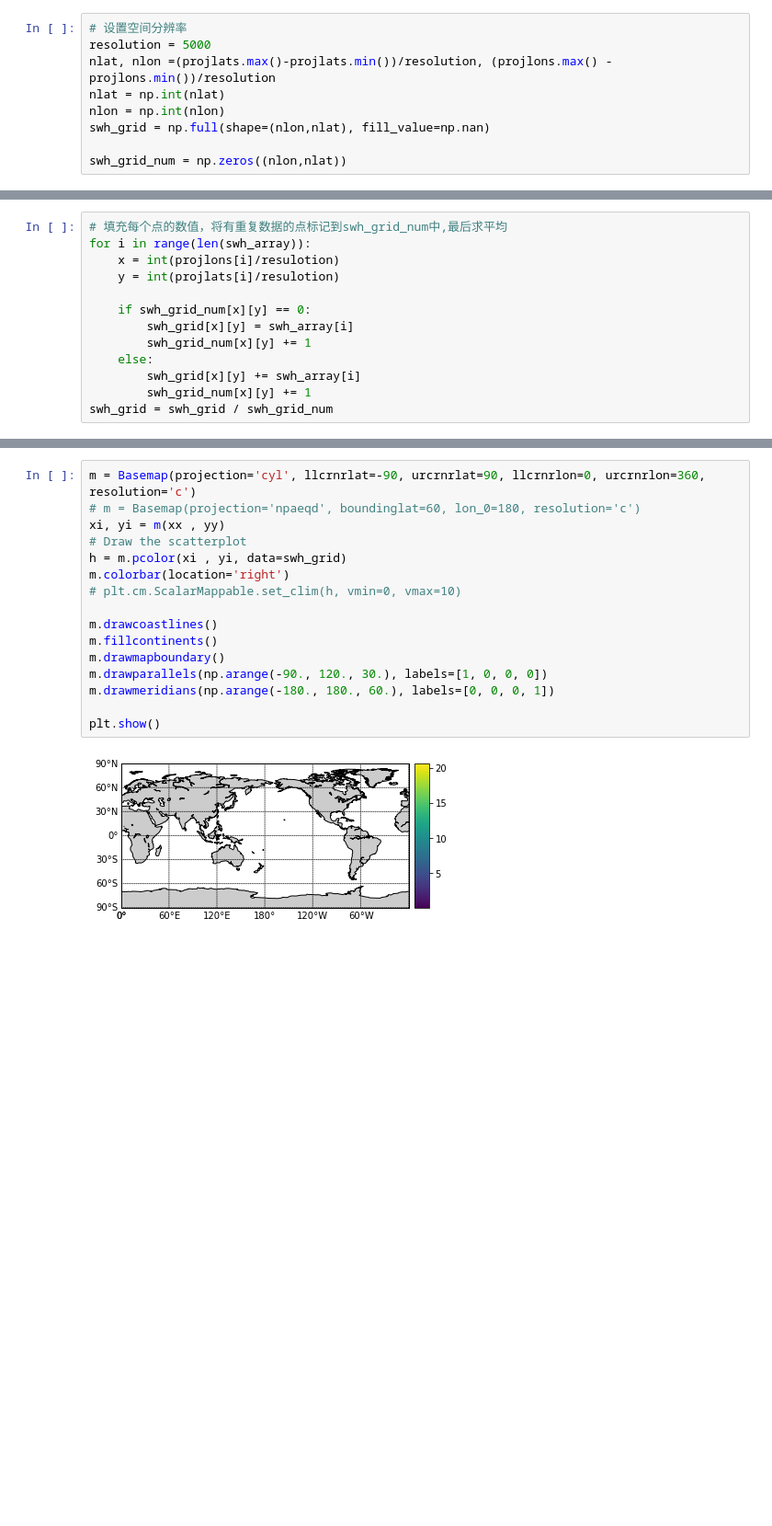
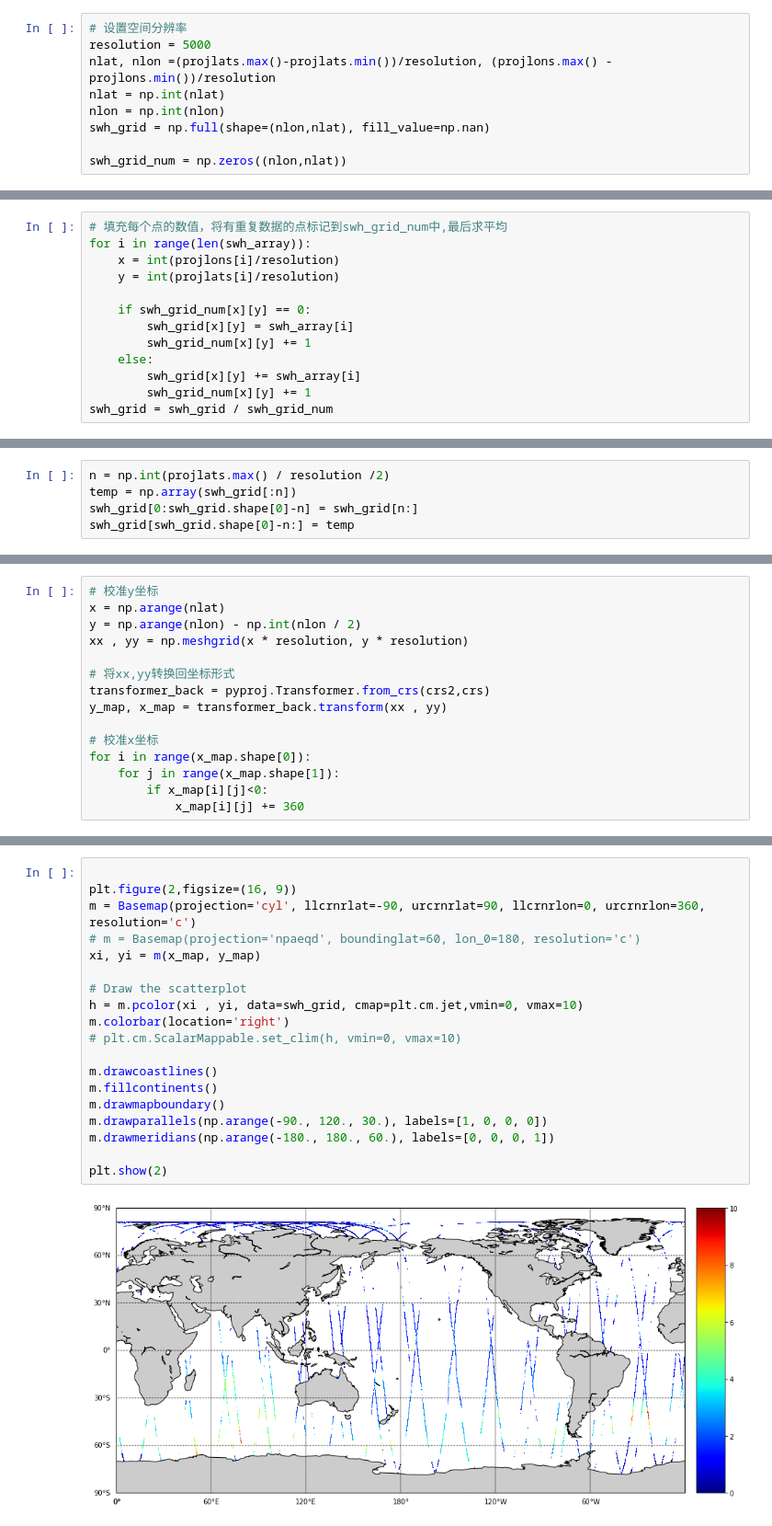
Before and after one commit to LittlematchLM/remote_sensing, a Jupyter notebook: plot_swh_icesat2.ipynb, the cells around one changed output, grey strips where cells are left out. Shown at 92% size. Drawn from its saved outputs; the diff is of its cells as text; blank space fills up the shorter version.

```diff
--- a/plot_swh_icesat2.ipynb
+++ b/plot_swh_icesat2.ipynb
@@ -52,8 +51,8 @@ projlats,projlons = transformer.transform(lat_array,lon_array)
 # %%
 # 填充每个点的数值，将有重复数据的点标记到swh_grid_num中,最后求平均
 for i in range(len(swh_array)):
-    x = int(projlons[i]/resulotion)
-    y = int(projlats[i]/resulotion)
+    x = int(projlons[i]/resolution)
+    y = int(projlats[i]/resolution)
 
     if swh_grid_num[x][y] == 0:
         swh_grid[x][y] = swh_array[i]
@@ -68,0 +64,5 @@ swh_grid_num.max()
+# %%
+n = np.int(projlats.max() / resolution /2)
+temp = np.array(swh_grid[:n])
+swh_grid[0:swh_grid.shape[0]-n] = swh_grid[n:]
+swh_grid[swh_grid.shape[0]-n:] = temp
@@ -101,0 +78,15 @@ print(yy[1])
+# %%
+# 校准y坐标
+x = np.arange(nlat)
+y = np.arange(nlon) - np.int(nlon / 2)
+xx , yy = np.meshgrid(x * resolution, y * resolution)
+
+# 将xx,yy转换回坐标形式
+transformer_back = pyproj.Transformer.from_crs(crs2,crs)
+y_map, x_map = transformer_back.transform(xx , yy)
+
+# 校准x坐标
+for i in range(x_map.shape[0]):
+    for j in range(x_map.shape[1]):
+        if x_map[i][j]<0:
+            x_map[i][j] += 360
@@ -102,18 +99,21 @@ print(yy[1])
 # %%
+
+plt.figure(2,figsize=(16, 9))
 m = Basemap(projection='cyl', llcrnrlat=-90, urcrnrlat=90, llcrnrlon=0, urcrnrlon=360, resolution='c')
 # m = Basemap(projection='npaeqd', boundinglat=60, lon_0=180, resolution='c')
-xi, yi = m(xx , yy)
+xi, yi = m(x_map, y_map)
+
 # Draw the scatterplot
-h = m.pcolor(xi , yi, data=swh_grid)
+h = m.pcolor(xi , yi, data=swh_grid, cmap=plt.cm.jet,vmin=0, vmax=10)
 m.colorbar(location='right')
 # plt.cm.ScalarMappable.set_clim(h, vmin=0, vmax=10)
 
 m.drawcoastlines()
 m.fillcontinents()
 m.drawmapboundary()
 m.drawparallels(np.arange(-90., 120., 30.), labels=[1, 0, 0, 0])
 m.drawmeridians(np.arange(-180., 180., 60.), labels=[0, 0, 0, 1])
 
-plt.show()
+plt.show(2)
 # %% [output]
-[figure, old version]
+[figure, new version]
```
Also changed, not shown: parts of 24 cells of this notebook, 3 other files.
